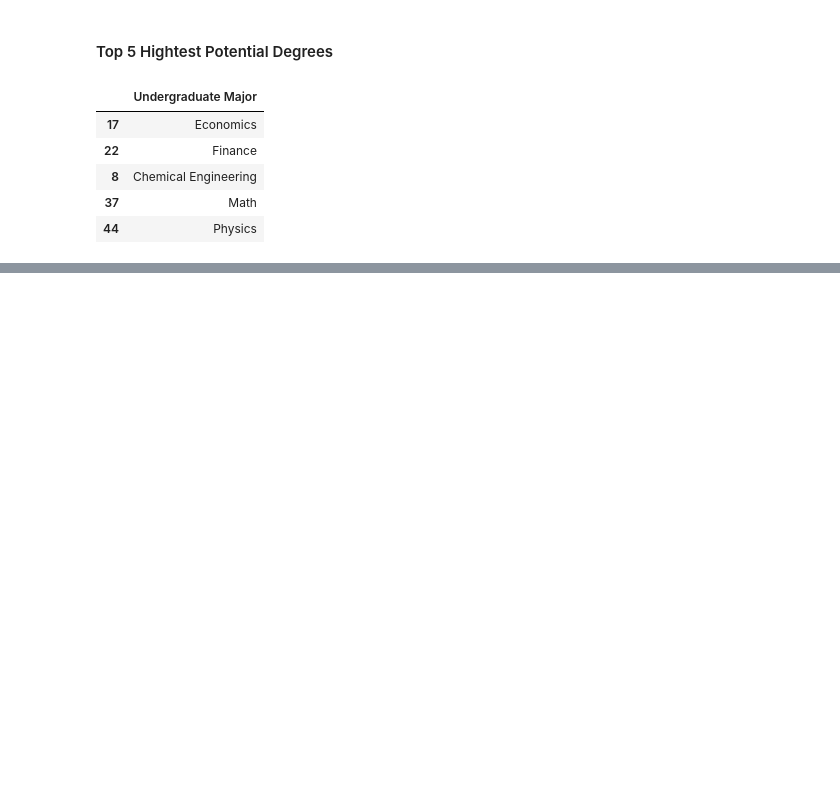
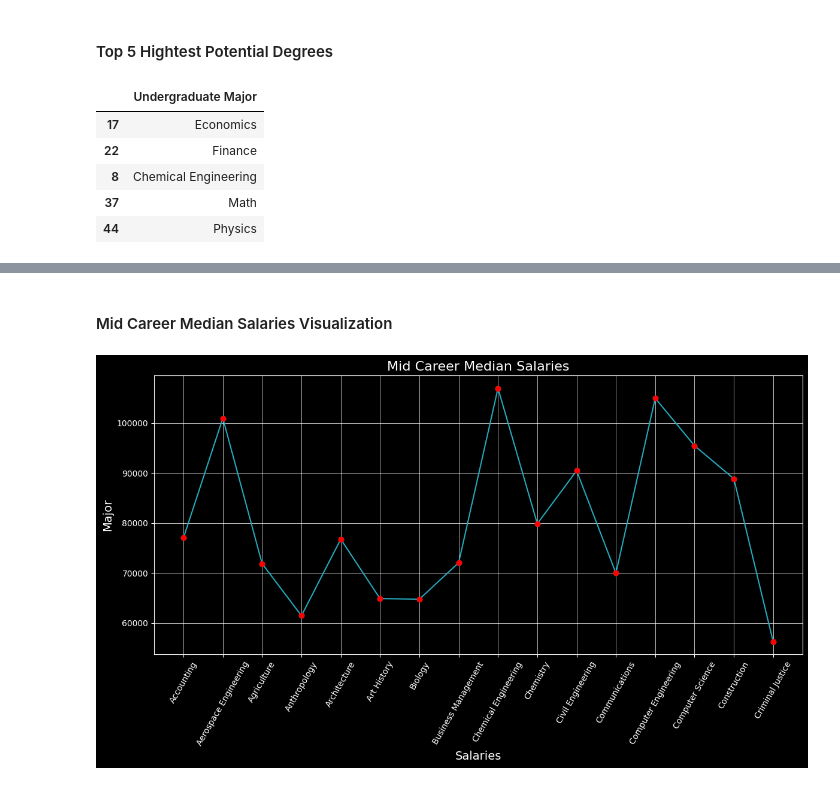
Before and after one commit to ahmedyar7/Data-Science-Projects, a Jupyter notebook: College Majors Analysis/main.ipynb, the cells around one changed output, grey strips where cells are left out. Drawn from its saved outputs; the diff is of its cells as text; code cells hidden in the pictures; blank space fills up the shorter version.

```diff
--- a/College Majors Analysis/main.ipynb
+++ b/College Majors Analysis/main.ipynb
@@ -134,0 +188,41 @@ top_5_hightest_potential_degrees()
+# %% [markdown]
+#### Mid Career Median Salaries Visualization
+# %%
+def mid_career_median_salary():
+
+    grouped_data: pd.DataFrame = (
+        clean_df.groupby(["Undergraduate Major", "Mid-Career Median Salary"])
+        .sum()
+        .reset_index()
+    )
+
+    x_cor: pd.Series = grouped_data["Undergraduate Major"][0:16]
+    y_cor: pd.Series = grouped_data["Mid-Career Median Salary"][0:16]
+
+    x_cor_label: str = "Salaries"
+    y_cor_label: str = "Major"
+    plot_title: str = "Mid Career Median Salaries"
+
+    plt.figure(figsize=(12, 7))
+    plt.plot(x_cor, y_cor, marker="o", linestyle="-", color="#26abbf")
+
+    # Add titles and labels
+    plt.title(plot_title, fontsize=16)
+    plt.xlabel(x_cor_label, fontsize=14)
+    plt.ylabel(y_cor_label, fontsize=14)
+    plt.xticks(rotation=60)
+
+    # Add grid lines
+    plt.grid(visible=True, which="both", linestyle="-", linewidth=0.5)
+
+    # Adding dots
+    plt.scatter(x_cor, y_cor, color="r", zorder=5)
+
+    # Display the plot
+    plt.tight_layout()
+    plt.show()
+
+
+mid_career_median_salary()
+# %% [output]
+[figure, added]
```
Also changed, not shown: parts of 7 cells of this notebook.
